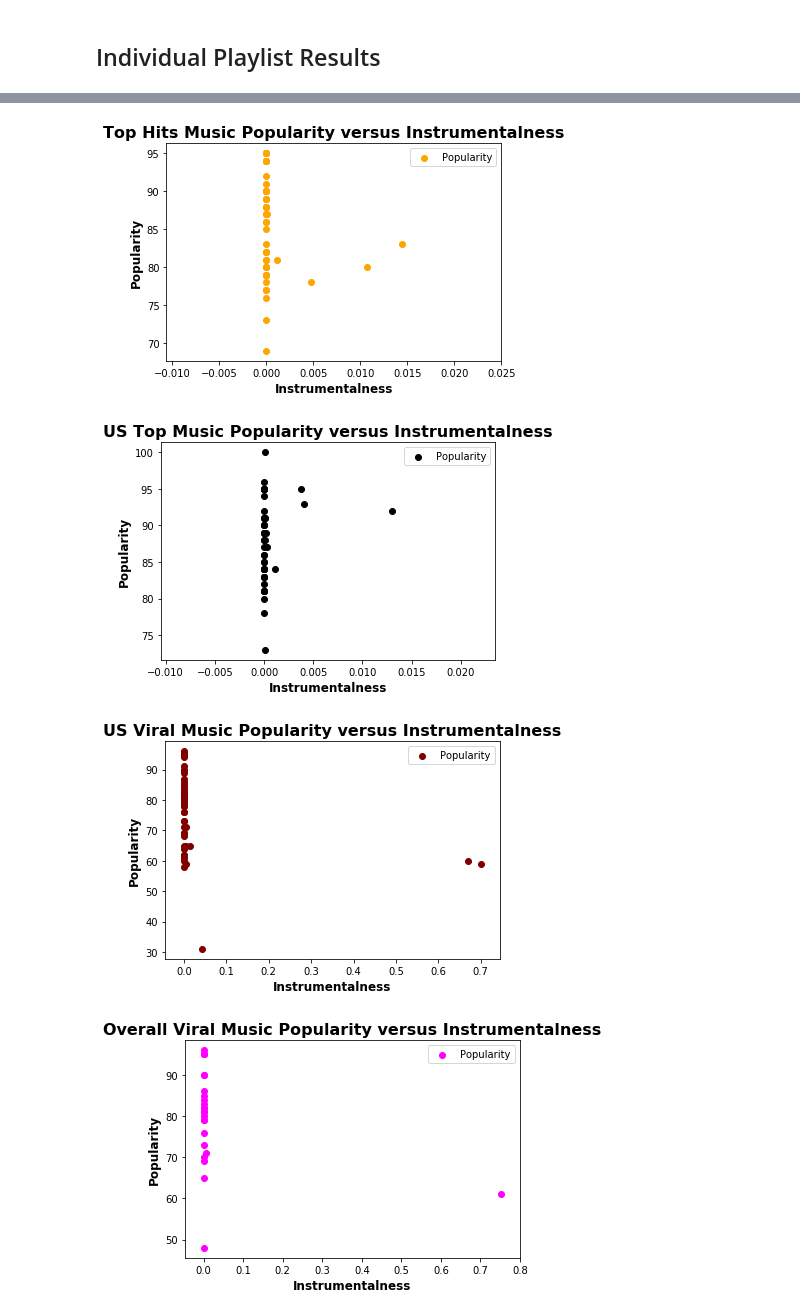
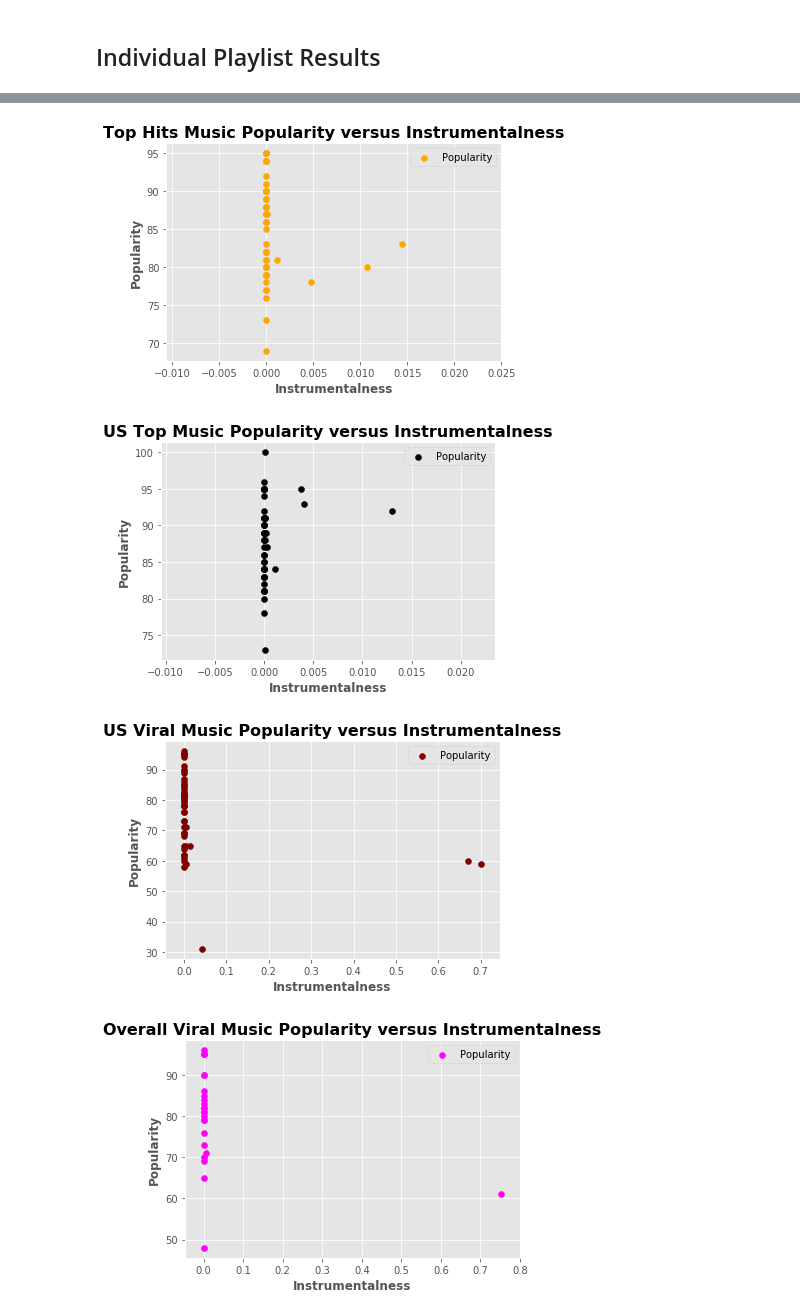
Before and after one commit to finianoneill/music-analysis, a Jupyter notebook: finian/Notebooks/Streaming_Rates_for_Music_with_Lyrics_versus_Music_without_Lyrics.ipynb, the cells around one changed output, grey strips where cells are left out. Saved outputs shown, nothing was run; the diff lists cells and outputs as text; code cells hidden in the pictures.

```diff
--- a/finian/Notebooks/Streaming_Rates_for_Music_with_Lyrics_versus_Music_without_Lyrics.ipynb
+++ b/finian/Notebooks/Streaming_Rates_for_Music_with_Lyrics_versus_Music_without_Lyrics.ipynb
@@ -209,4 +332,6 @@ plt.show()
 # %%
+plt.style.use('ggplot')
+
 # Rock music plot (popularity versus instrumentalness)
 plt.scatter(rock_this["Instrumentalness"],
             rock_this["Popularity"], color = "Pink")
@@ -224,4 +349,6 @@ plt.show()
 # %%
+plt.style.use('ggplot')
+
 # Top music plot (popularity versus instrumentalness)
 plt.scatter(todays_top_hits["Instrumentalness"],
             todays_top_hits["Popularity"], color = "Orange")
@@ -235,8 +362,10 @@ plt.title('Top Hits Music Popularity versus Instrumentalness', fontsize=16, font
 plt.legend(loc="best", fancybox=True)
 plt.show()
 # %% [output]
-[figure, old version]
+[figure, new version]
 # %%
+plt.style.use('ggplot')
+
 # US Top music plot (popularity versus instrumentalness)
 plt.scatter(united_states_top_50["Instrumentalness"],
             united_states_top_50["Popularity"], color = "Black")
@@ -250,8 +379,10 @@ plt.title('US Top Music Popularity versus Instrumentalness', fontsize=16, fontwe
 plt.legend(loc="best", fancybox=True)
 plt.show()
 # %% [output]
-[figure, old version]
+[figure, new version]
 # %%
+plt.style.use('ggplot')
+
 # US Viral music plot (popularity versus instrumentalness)
 plt.scatter(united_states_viral_50["Instrumentalness"],
             united_states_viral_50["Popularity"], color = "Maroon")
@@ -265,20 +396,22 @@ plt.title('US Viral Music Popularity versus Instrumentalness', fontsize=16, font
 plt.legend(loc="best", fancybox=True)
 plt.show()
 # %% [output]
-[figure, old version]
+[figure, new version]
 # %%
+plt.style.use('ggplot')
+
 # Overall Viral music plot (popularity versus instrumentalness)
 plt.scatter(viral_hits["Instrumentalness"],
             viral_hits["Popularity"], color = "Magenta")
 
 # set x and y axis labels
 plt.xlabel('Instrumentalness', fontsize=12, fontweight="bold")
 plt.ylabel('Popularity', fontsize=12, fontweight="bold")
 
 # give the graph a title and legend
 plt.title('Overall Viral Music Popularity versus Instrumentalness', fontsize=16, fontweight="bold")
 plt.legend(loc="best", fancybox=True)
 plt.show()
 # %% [output]
-[figure, old version]
+[figure, new version]
 # %%
```
Also changed, not shown: parts of 17 cells of this notebook, 4 other files.
